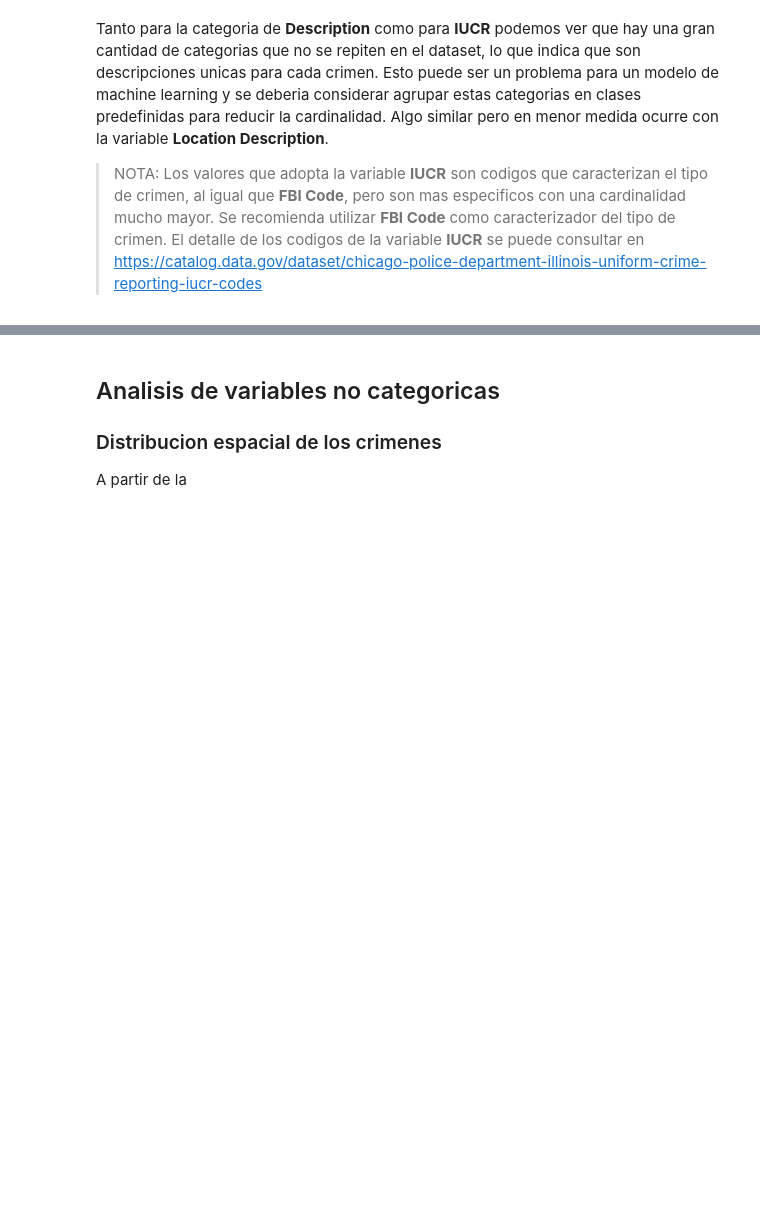
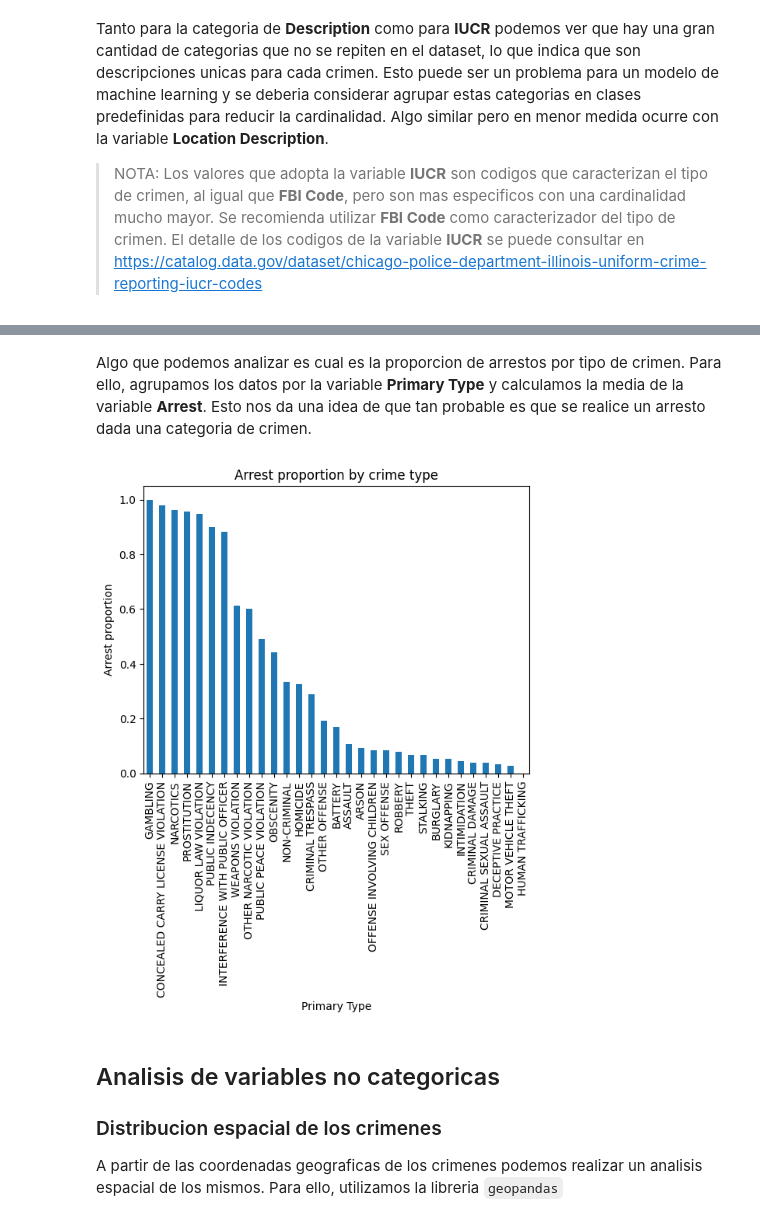
Before and after one commit to maximdorogov/fiuba-analisis-de-datos, a Jupyter notebook: tp1.ipynb, the cells around one changed output, grey strips where cells are left out. Saved outputs shown, nothing was run; the diff lists cells and outputs as text; code cells hidden in the pictures; blank space fills up the shorter version.

Commit message:
analisis de booleanos

```diff
--- a/tp1.ipynb
+++ b/tp1.ipynb
@@ -348,5 +365,14 @@ Tanto para la categoria de __Description__ como para __IUCR__ podemos ver que ha
+# %% [markdown]
+Algo que podemos analizar es cual es la proporcion de arrestos por tipo de crimen. Para ello, agrupamos los datos por la variable __Primary Type__ y calculamos la media de la variable __Arrest__. Esto nos da una idea de que tan probable es que se realice un arresto dada una categoria de crimen.
+# %%
+df.groupby('Primary Type')['Arrest'].mean().sort_values(ascending=False).plot(kind='bar')
+plt.title('Arrest proportion by crime type')
+plt.ylabel('Arrest proportion')
+plt.show()
+# %% [output]
+[figure, added]
 # %% [markdown]
 ## Analisis de variables no categoricas
 
 ### Distribucion espacial de los crimenes
-A partir de la
+A partir de las coordenadas geograficas de los crimenes podemos realizar un analisis espacial de los mismos. Para ello, utilizamos la libreria `geopandas`
```
Also changed, not shown: parts of 7 cells of this notebook.
